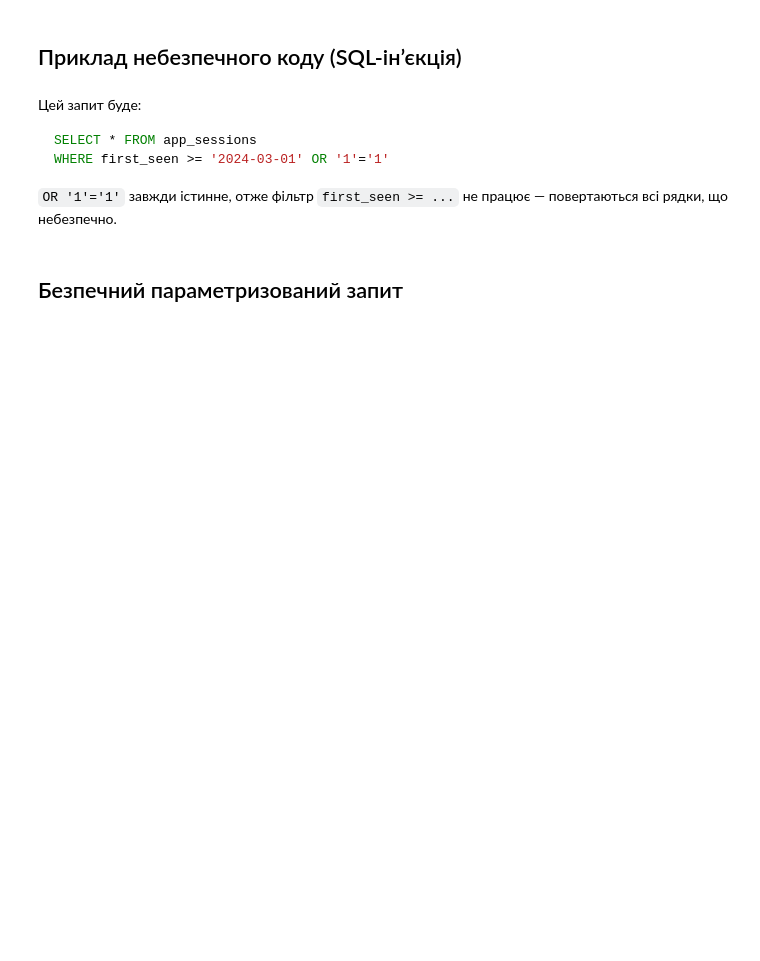
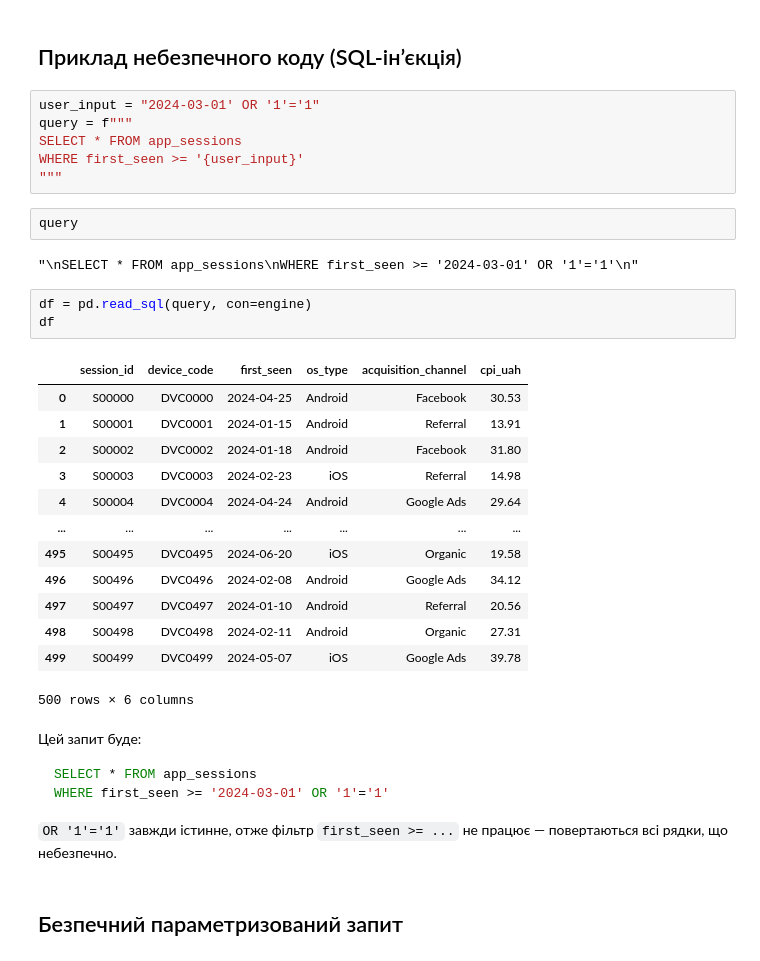
Before and after one commit to cpython-projects/python_da_06_11_25, a Jupyter notebook: lesson_26.ipynb, the cells around one changed output. Cells and saved outputs as stored; diff of their text form; blank space fills up the shorter version.

```diff
--- a/lesson_26.ipynb
+++ b/lesson_26.ipynb
@@ -166,5 +197,32 @@ query = """
 # %% [markdown]
 ## Приклад небезпечного коду (SQL-ін’єкція)
+# %%
+user_input = "2024-03-01' OR '1'='1"
+query = f"""
+SELECT * FROM app_sessions
+WHERE first_seen >= '{user_input}'
+"""
+# %%
+query
+# %% [output]
+"\nSELECT * FROM app_sessions\nWHERE first_seen >= '2024-03-01' OR '1'='1'\n"
+# %%
+df = pd.read_sql(query, con=engine)
+df
+# %% [output]
+|  | session_id | device_code | first_seen | os_type | acquisition_channel | cpi_uah |
+| 0 | S00000 | DVC0000 | 2024-04-25 | Android | Facebook | 30.53 |
+| 1 | S00001 | DVC0001 | 2024-01-15 | Android | Referral | 13.91 |
+| 2 | S00002 | DVC0002 | 2024-01-18 | Android | Facebook | 31.80 |
+| 3 | S00003 | DVC0003 | 2024-02-23 | iOS | Referral | 14.98 |
+| 4 | S00004 | DVC0004 | 2024-04-24 | Android | Google Ads | 29.64 |
+| ... | ... | ... | ... | ... | ... | ... |
+| 495 | S00495 | DVC0495 | 2024-06-20 | iOS | Organic | 19.58 |
+| 496 | S00496 | DVC0496 | 2024-02-08 | Android | Google Ads | 34.12 |
+| 497 | S00497 | DVC0497 | 2024-01-10 | Android | Referral | 20.56 |
+| 498 | S00498 | DVC0498 | 2024-02-11 | Android | Organic | 27.31 |
+| 499 | S00499 | DVC0499 | 2024-05-07 | iOS | Google Ads | 39.78 |
+500 rows × 6 columns
 # %% [markdown]
 Цей запит буде:
 
```
Also changed, not shown: parts of 30 cells of this notebook.
